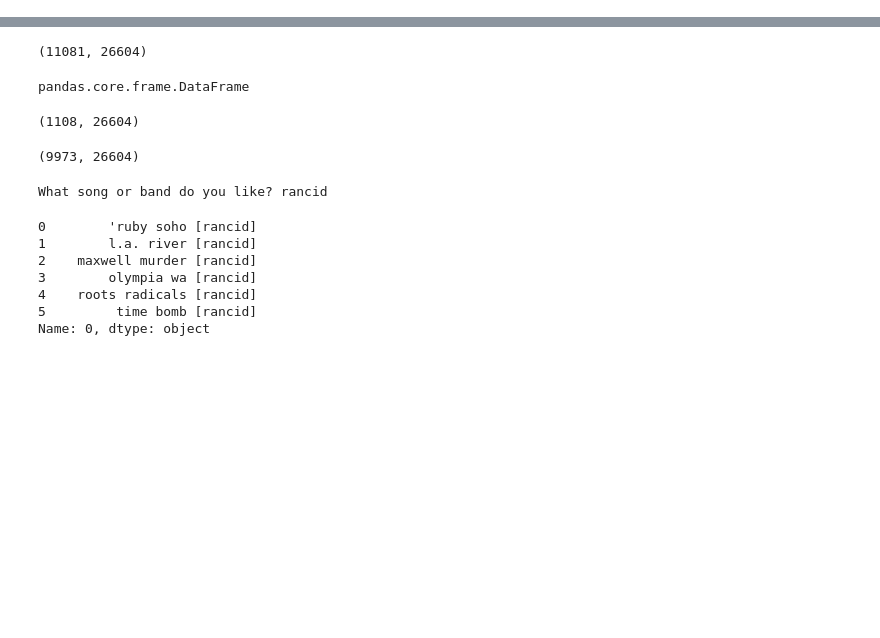
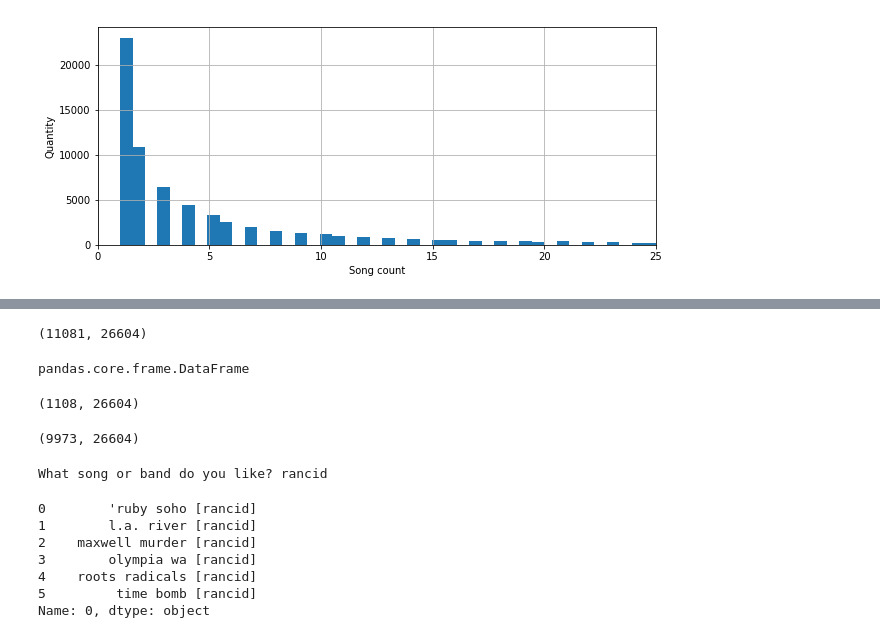
Before and after one commit to stevebachmeier/song-recommender, a Jupyter notebook: working.ipynb, the cells around one changed output, grey strips where cells are left out. Cells and saved outputs as stored; diff of their text form; code cells hidden in the pictures; blank space fills up the shorter version.

```diff
--- a/working.ipynb
+++ b/working.ipynb
@@ -106,10 +175,12 @@ plt.rcParams.update({'font.size': 120})
 # %%
-%matplotlib qt
+#%matplotlib qt
 plt.figure(figsize=(10,4))
 song_count['count'].hist(bins=10000)
 plt.xlabel('Song count')
 plt.ylabel('Quantity')
 plt.title('')
 plt.xlim(0,25)
-plt.rcParams.update({'font.size': 10})
+plt.rcParams.update({'font.size': 1})
+# %% [output]
+[figure, added]
 # %%
```
Also changed, not shown: parts of 42 cells of this notebook, 1 other file.
